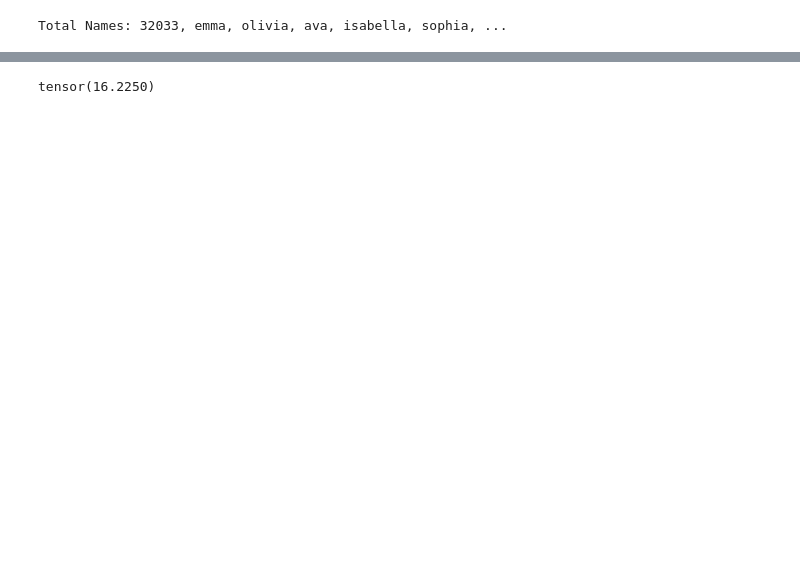
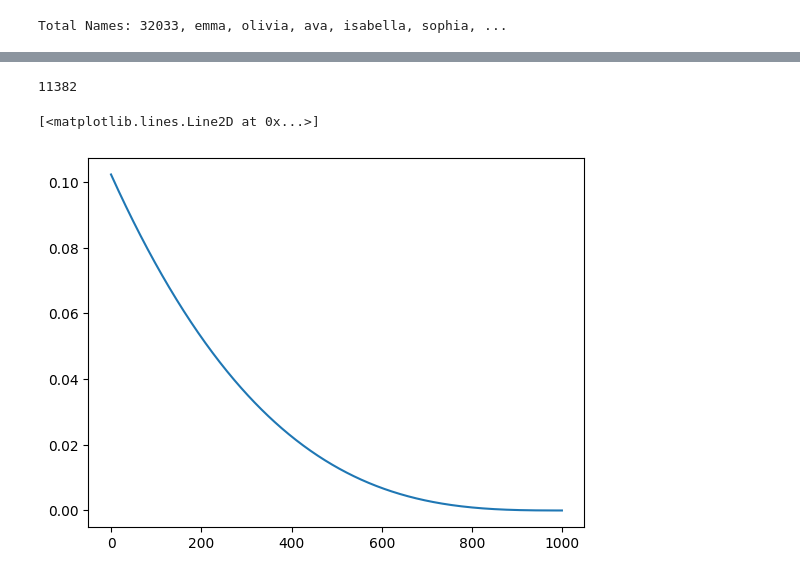
Before and after one commit to crpatil1901/NLPfun, a Jupyter notebook: mlp.ipynb, the cells around one changed output, grey strips where cells are left out. Saved outputs shown, nothing was run; the diff lists cells and outputs as text; code cells hidden in the pictures; blank space fills up the shorter version.

```diff
--- a/mlp.ipynb
+++ b/mlp.ipynb
@@ -56,0 +60,14 @@ b2 = torch.randn(27)
+# %%
+g = torch.Generator(device=device).manual_seed(0)
+C = torch.randn((27, dims), generator=g, device=device)
+
+W1 = torch.randn((dims*block_size, hidden_layer), generator=g, device=device)
+b1 = torch.randn(hidden_layer, generator=g, device=device)
+
+W2 = torch.randn((hidden_layer, 27), generator=g, device=device)
+b2 = torch.randn(27, generator=g, device=device)
+
+parameters = [C, W1, b1, W2, b2]
+sum(p.nelement() for p in parameters)
+# %% [output]
+11382
@@ -57,7 +79,7 @@ b2 = torch.randn(27)
 # %%
-emb = C[X]
-h = torch.tanh(emb.view((-1, 6)) @ w1 + b1)
-logits = h @ w2 + b2
-F.cross_entropy(logits, Y)
+def getloss(X, Y):
+    emb = C[X]
+    h = torch.tanh(emb.view((-1, block_size*dims)) @ W1 + b1)
+    logits = h @ W2 + b2
+    loss = F.cross_entropy(logits, Y)
+    return loss
-# %% [output]
-tensor(16.2250)
@@ -63,0 +106,5 @@ tensor(16.2250)
+# %%
+plt.plot(torch.linspace(0.1**0.33, 0.005, 1000)**3)
+# %% [output]
+[<matplotlib.lines.Line2D at 0x...>]
+[figure, added]
```
Also changed, not shown: parts of 16 cells of this notebook.
